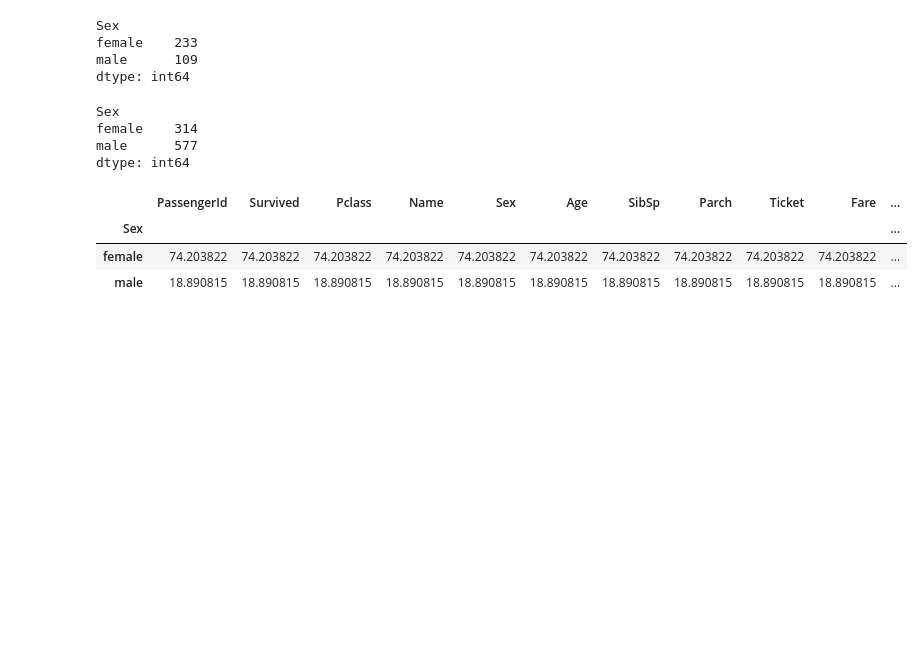
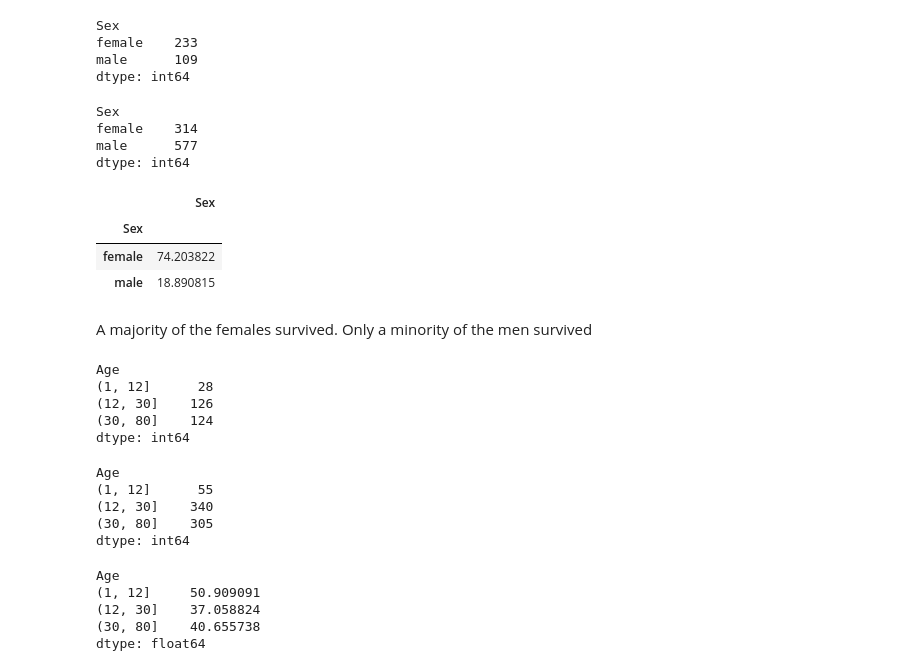
Before and after one commit to neerajms/titanic_data_analysis, a Jupyter notebook: analysis.ipynb, the cells around one changed output. Drawn from its saved outputs; the diff is of its cells as text; code cells hidden in the pictures; blank space fills up the shorter version.

Commit message:
Calculated the percentage of people survived in different age groups

```diff
--- a/analysis.ipynb
+++ b/analysis.ipynb
@@ -81,11 +80,13 @@ male      577
 dtype: int64
 # %%
 # Percentage of people survived based on gender
-percentage_survived_genderwise = data_df.apply(
+percentage_survived_genderwise = data_df[['Sex']].apply(
     lambda x: 100 * data_df[data_df.Survived == 1].groupby('Sex').size()/data_df.groupby('Sex').size())
 percentage_survived_genderwise
 # %% [output]
-|  | PassengerId | Survived | Pclass | Name | Sex | Age | SibSp | Parch | Ticket | Fare | ... |
-| Sex |  |  |  |  |  |  |  |  |  |  | ... |
-| female | 74.203822 | 74.203822 | 74.203822 | 74.203822 | 74.203822 | 74.203822 | 74.203822 | 74.203822 | 74.203822 | 74.203822 | ... |
-| male | 18.890815 | 18.890815 | 18.890815 | 18.890815 | 18.890815 | 18.890815 | 18.890815 | 18.890815 | 18.890815 | 18.890815 | ... |
+|  | Sex |
+| Sex |  |
+| female | 74.203822 |
+| male | 18.890815 |
+# %% [markdown]
+A majority of the females survived. Only a minority of the men survived
@@ -91,0 +95,32 @@ percentage_survived_genderwise
+# %%
+survived_series_age = data_df['Age'][data_df.Survived == 1]
+survivors_age_groupwise = data_df[data_df.Survived == 1].groupby(pd.cut(survived_series_age,
+                                            bins=pd.IntervalIndex.from_tuples([(1,12), (12, 30), (30, 80)]))).size()
+survivors_age_groupwise
+# %% [output]
+Age
+(1, 12]      28
+(12, 30]    126
+(30, 80]    124
+dtype: int64
+# %%
+# Total number of passengers based on age group
+total_age_groupwise = data_df.groupby(pd.cut(data_df['Age'],
+                        bins=pd.IntervalIndex.from_tuples([(1,12), (12, 30), (30, 80)]))).size()
+total_age_groupwise
+# %% [output]
+Age
+(1, 12]      55
+(12, 30]    340
+(30, 80]    305
+dtype: int64
+# %%
+# Percentage of survivors in each age group
+percentage_survivors_age_groupwise = 100 * survivors_age_groupwise/total_age_groupwise
+percentage_survivors_age_groupwise
+# %% [output]
+Age
+(1, 12]     50.909091
+(12, 30]    37.058824
+(30, 80]    40.655738
+dtype: float64
```
Also changed, not shown: parts of 2 cells of this notebook.
